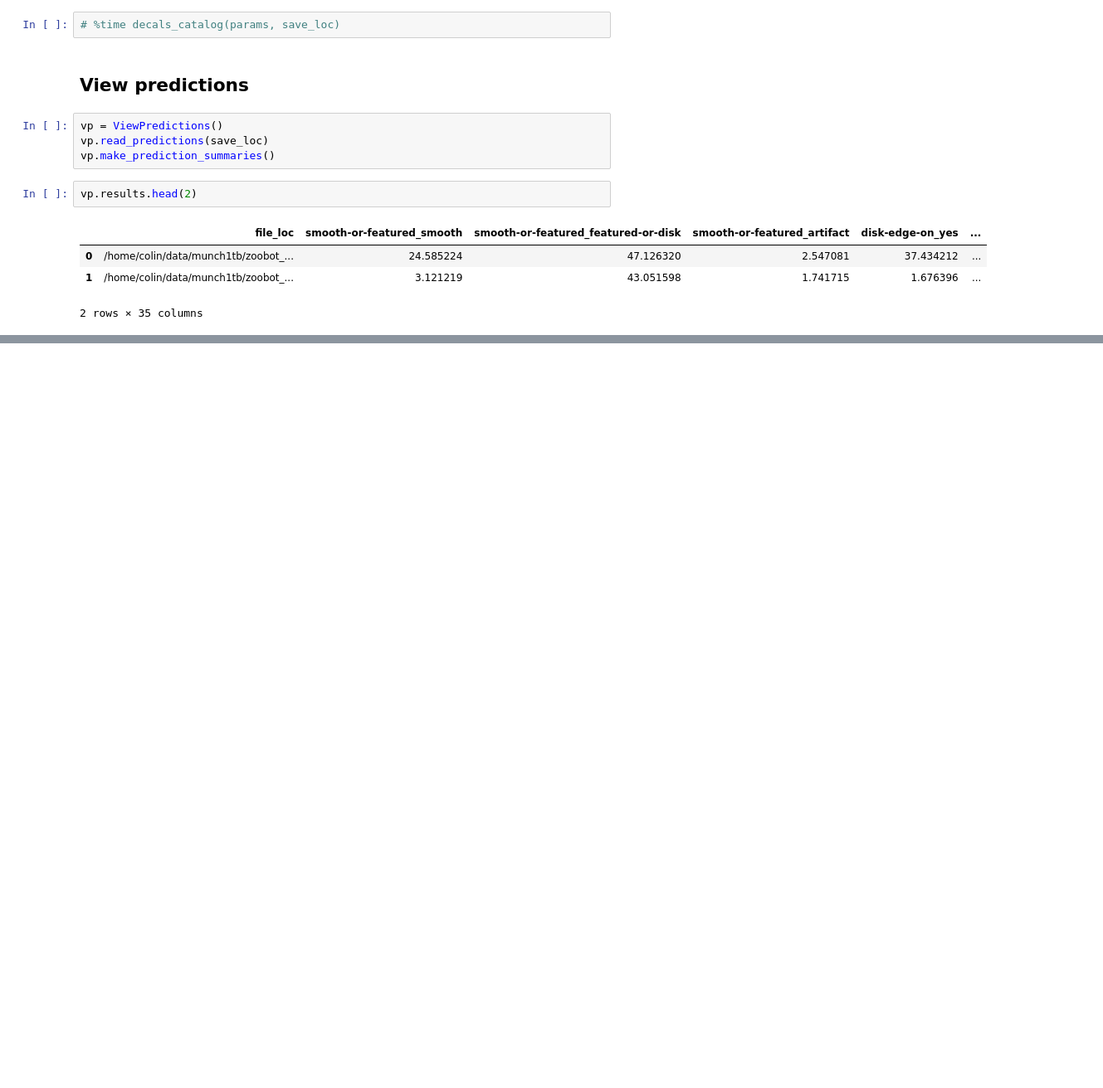
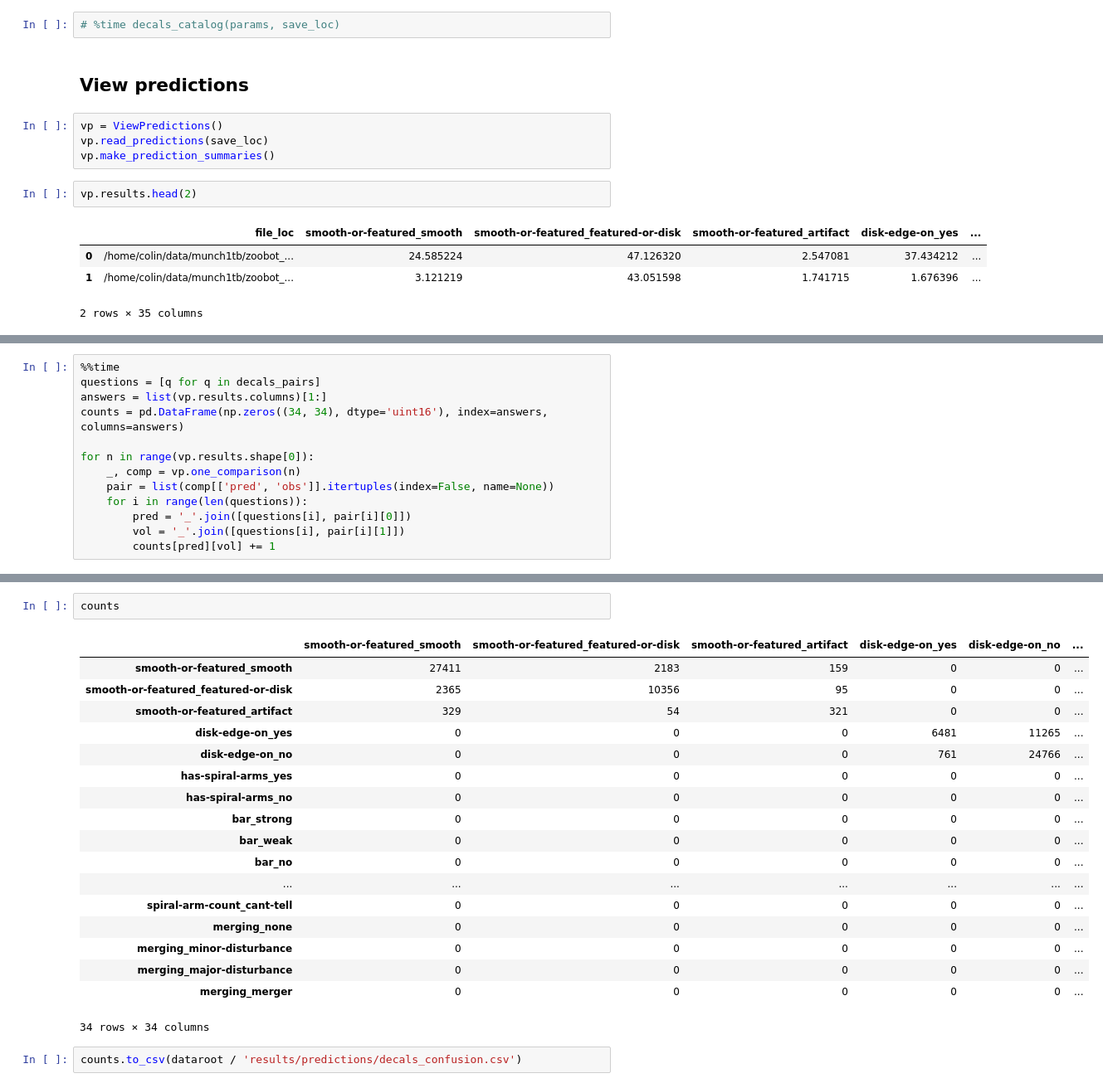
Before and after one commit to colinleach/proj502, a Jupyter notebook: notebooks_local/predictions.ipynb, the cells around one changed output, grey strips where cells are left out. Shown: that part at 83% size. Saved outputs shown, nothing was run; the diff lists cells and outputs as text; blank space fills up the shorter version.

Commit message:
predictions notebook

```diff
--- a/notebooks_local/predictions.ipynb
+++ b/notebooks_local/predictions.ipynb
@@ -114,0 +105,13 @@ imgplot = plt.imshow(img)
+# %%
+%%time
+questions = [q for q in decals_pairs]
+answers = list(vp.results.columns)[1:]
+counts = pd.DataFrame(np.zeros((34, 34), dtype='uint16'), index=answers, columns=answers)
+
+for n in range(vp.results.shape[0]):
+    _, comp = vp.one_comparison(n)
+    pair = list(comp[['pred', 'obs']].itertuples(index=False, name=None))
+    for i in range(len(questions)):
+        pred = '_'.join([questions[i], pair[i][0]])
+        vol = '_'.join([questions[i], pair[i][1]])
+        counts[pred][vol] += 1
@@ -114,0 +121,23 @@ imgplot = plt.imshow(img)
+# %%
+counts
+# %% [output]
+|  | smooth-or-featured_smooth | smooth-or-featured_featured-or-disk | smooth-or-featured_artifact | disk-edge-on_yes | disk-edge-on_no | ... |
+| smooth-or-featured_smooth | 27411 | 2183 | 159 | 0 | 0 | ... |
+| smooth-or-featured_featured-or-disk | 2365 | 10356 | 95 | 0 | 0 | ... |
+| smooth-or-featured_artifact | 329 | 54 | 321 | 0 | 0 | ... |
+| disk-edge-on_yes | 0 | 0 | 0 | 6481 | 11265 | ... |
+| disk-edge-on_no | 0 | 0 | 0 | 761 | 24766 | ... |
+| has-spiral-arms_yes | 0 | 0 | 0 | 0 | 0 | ... |
+| has-spiral-arms_no | 0 | 0 | 0 | 0 | 0 | ... |
+| bar_strong | 0 | 0 | 0 | 0 | 0 | ... |
+| bar_weak | 0 | 0 | 0 | 0 | 0 | ... |
+| bar_no | 0 | 0 | 0 | 0 | 0 | ... |
+| ... | ... | ... | ... | ... | ... | ... |
+| spiral-arm-count_cant-tell | 0 | 0 | 0 | 0 | 0 | ... |
+| merging_none | 0 | 0 | 0 | 0 | 0 | ... |
+| merging_minor-disturbance | 0 | 0 | 0 | 0 | 0 | ... |
+| merging_major-disturbance | 0 | 0 | 0 | 0 | 0 | ... |
+| merging_merger | 0 | 0 | 0 | 0 | 0 | ... |
+34 rows × 34 columns
+# %%
+counts.to_csv(dataroot / 'results/predictions/decals_confusion.csv')
```
Also changed, not shown: parts of 8 cells of this notebook.
